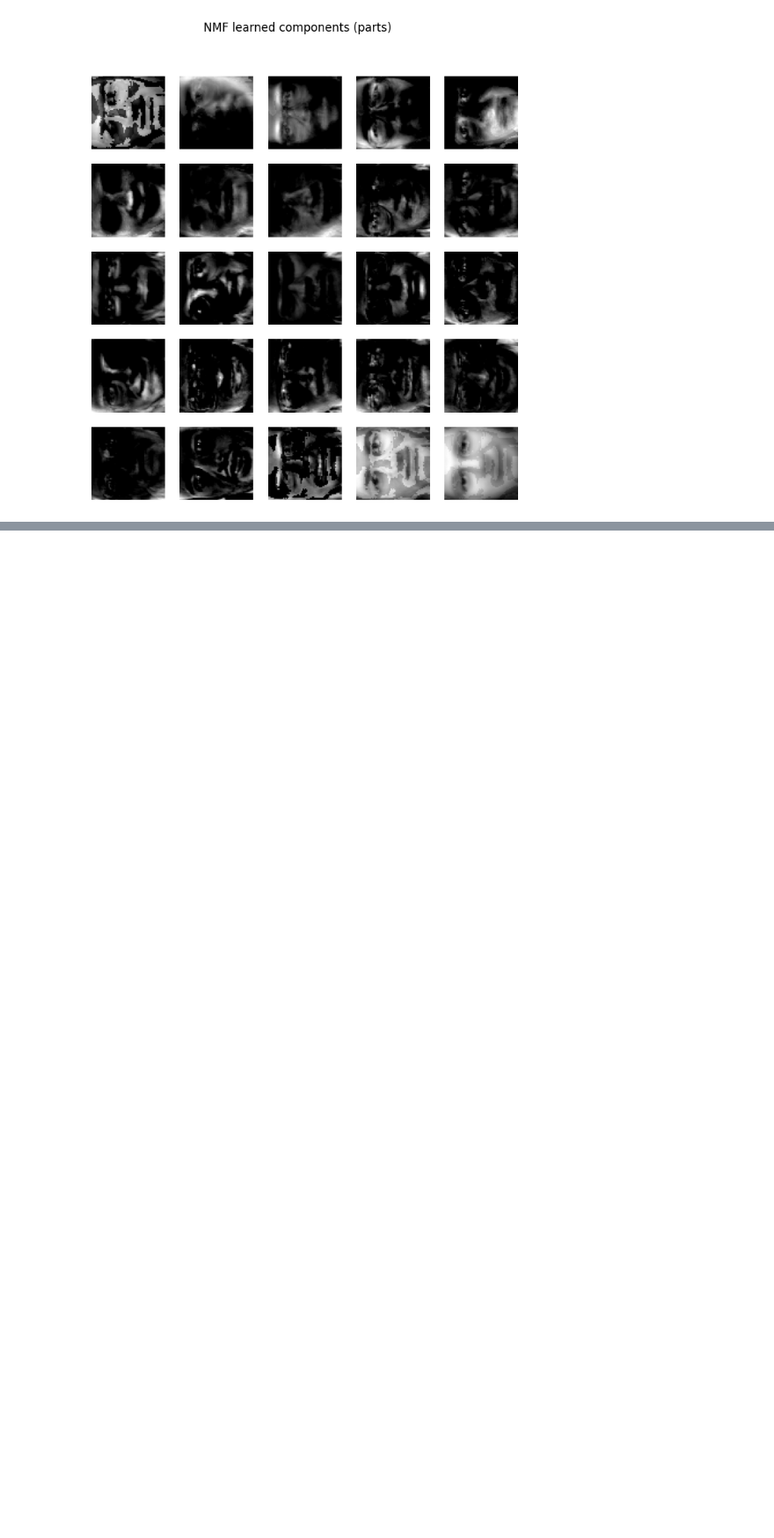
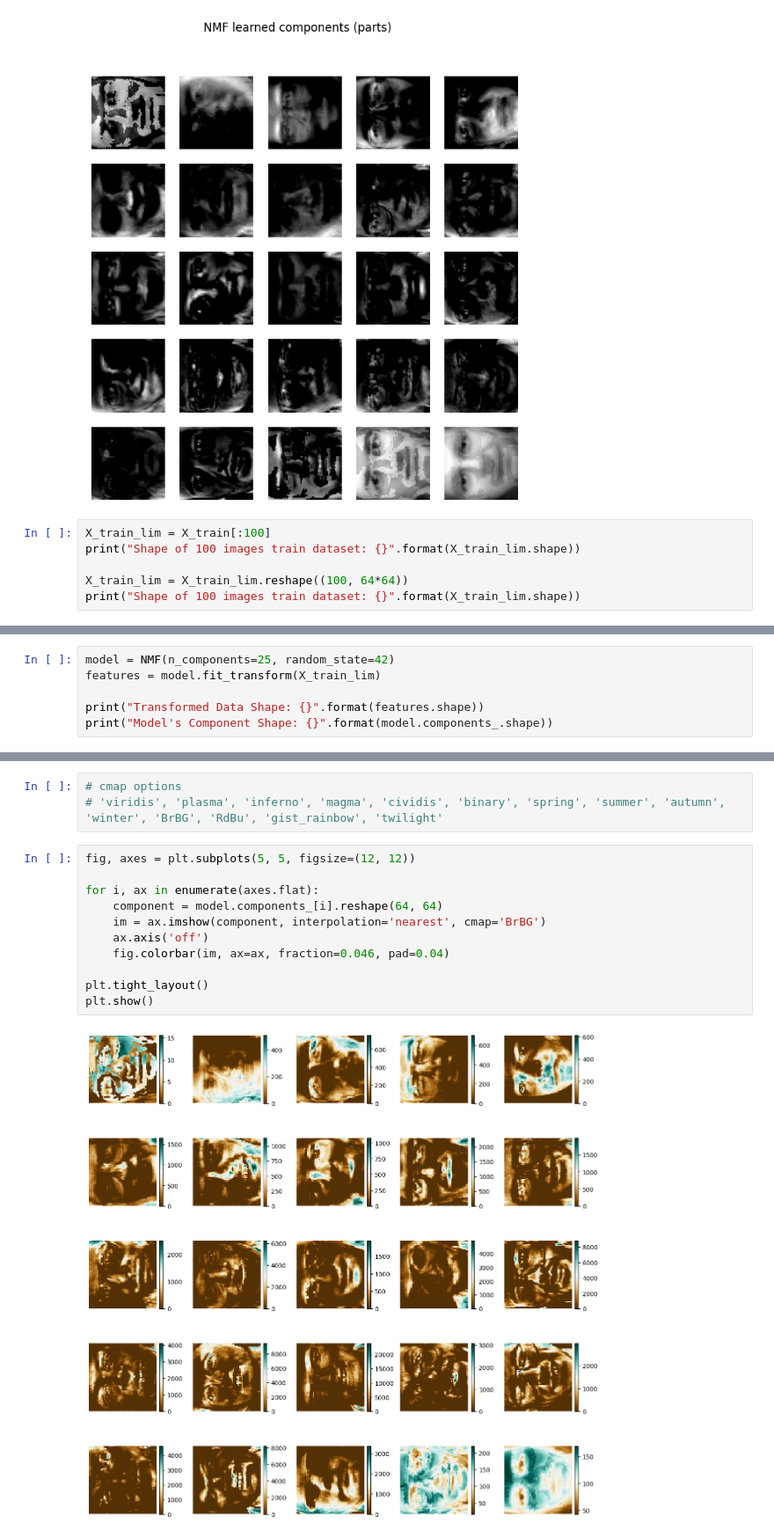
Before and after one commit to imgabrielas/How-To-Make-ML, a Jupyter notebook: NMF/notebook.ipynb, the cells around one changed output, grey strips where cells are left out. Shown at 88% size. Saved outputs shown, nothing was run; the diff lists cells and outputs as text; blank space fills up the shorter version.

```diff
--- a/NMF/notebook.ipynb
+++ b/NMF/notebook.ipynb
@@ -52,3 +52,9 @@ plt.suptitle("NMF learned components (parts)")
 plt.show()
 # %% [output]
 [figure]
+# %%
+X_train_lim = X_train[:100]
+print("Shape of 100 images train dataset: {}".format(X_train_lim.shape))
+
+X_train_lim = X_train_lim.reshape((100, 64*64))
+print("Shape of 100 images train dataset: {}".format(X_train_lim.shape))
@@ -54,0 +64,6 @@ plt.show()
+# %%
+model = NMF(n_components=25, random_state=42)
+features = model.fit_transform(X_train_lim)
+
+print("Transformed Data Shape: {}".format(features.shape))
+print("Model's Component Shape: {}".format(model.components_.shape))
@@ -54,0 +85,16 @@ plt.show()
+# %%
+# cmap options
+# 'viridis', 'plasma', 'inferno', 'magma', 'cividis', 'binary', 'spring', 'summer', 'autumn', 'winter', 'BrBG', 'RdBu', 'gist_rainbow', 'twilight'
+# %%
+fig, axes = plt.subplots(5, 5, figsize=(12, 12))
+
+for i, ax in enumerate(axes.flat):
+    component = model.components_[i].reshape(64, 64)
+    im = ax.imshow(component, interpolation='nearest', cmap='BrBG')
+    ax.axis('off')
+    fig.colorbar(im, ax=ax, fraction=0.046, pad=0.04)
+
+plt.tight_layout()
+plt.show()
+# %% [output]
+[figure, added]
```
Also changed, not shown: parts of 5 cells of this notebook.
